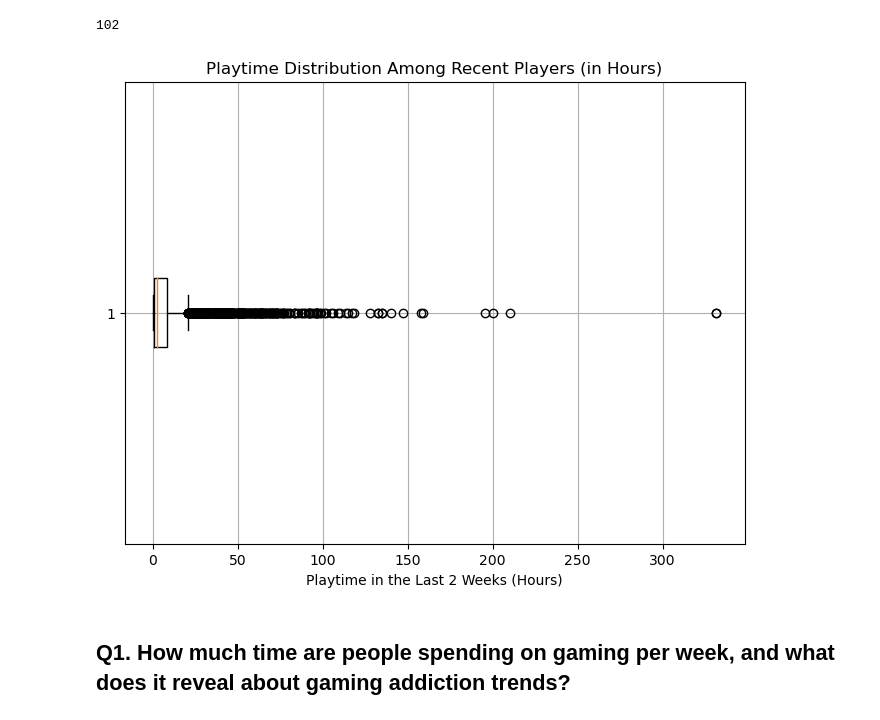
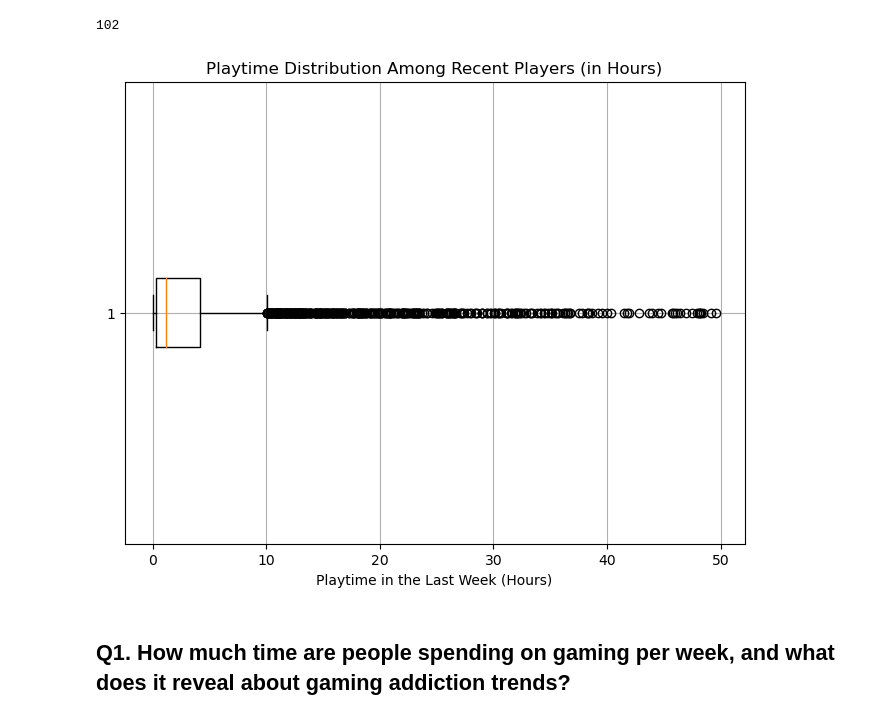
Before and after one commit to adhikaribiju/Analyzing-Gaming-Addiction-Trends-and-Player-Engagement, a Jupyter notebook: docs/Data Science Capstone.ipynb, the cells around one changed output. Cells and saved outputs as stored; diff of their text form; code cells hidden in the pictures.

```diff
--- a/docs/Data Science Capstone.ipynb
+++ b/docs/Data Science Capstone.ipynb
@@ -306,3 +311,7 @@ Number of unique users who played at least a min: 3177
 # %%
 # let's add avg_playtime coloumn - for viz
 users_data['avg_playtime'] = users_data['playtime_2weeks'] / 14
+# %%
+# Convert playtime from minutes to hours
+users_data['playtime_2weeks'] = users_data['playtime_2weeks'] / 60
+users_data['playtime_forever'] = users_data['playtime_forever'] / 60
@@ -427,16 +447,18 @@ high_playtime_count
 102
 # %%
 # let's see a box plot
-recent_players['playtime_hours'] = recent_players['playtime_2weeks'] / 60
+recent_players['playtime_hours'] = recent_players['playtime_2weeks'] / 2
+#
+recent_players = recent_players[recent_players['playtime_hours'] <= 50]
 
 plt.figure(figsize=(8, 6))
 plt.boxplot(recent_players['playtime_hours'], vert=False)
-plt.xlabel('Playtime in the Last 2 Weeks (Hours)')
+plt.xlabel('Playtime in the Last Week (Hours)')
 plt.title('Playtime Distribution Among Recent Players (in Hours)')
 plt.grid(True)
 plt.show()
 # %% [output]
-[figure, old version]
+[figure, new version]
 # %% [markdown]
 ## Q1. How much time are people spending on gaming per week, and what does it reveal about gaming addiction trends?
 # %%
```
Also changed, not shown: parts of 53 cells of this notebook, 6 other files.
